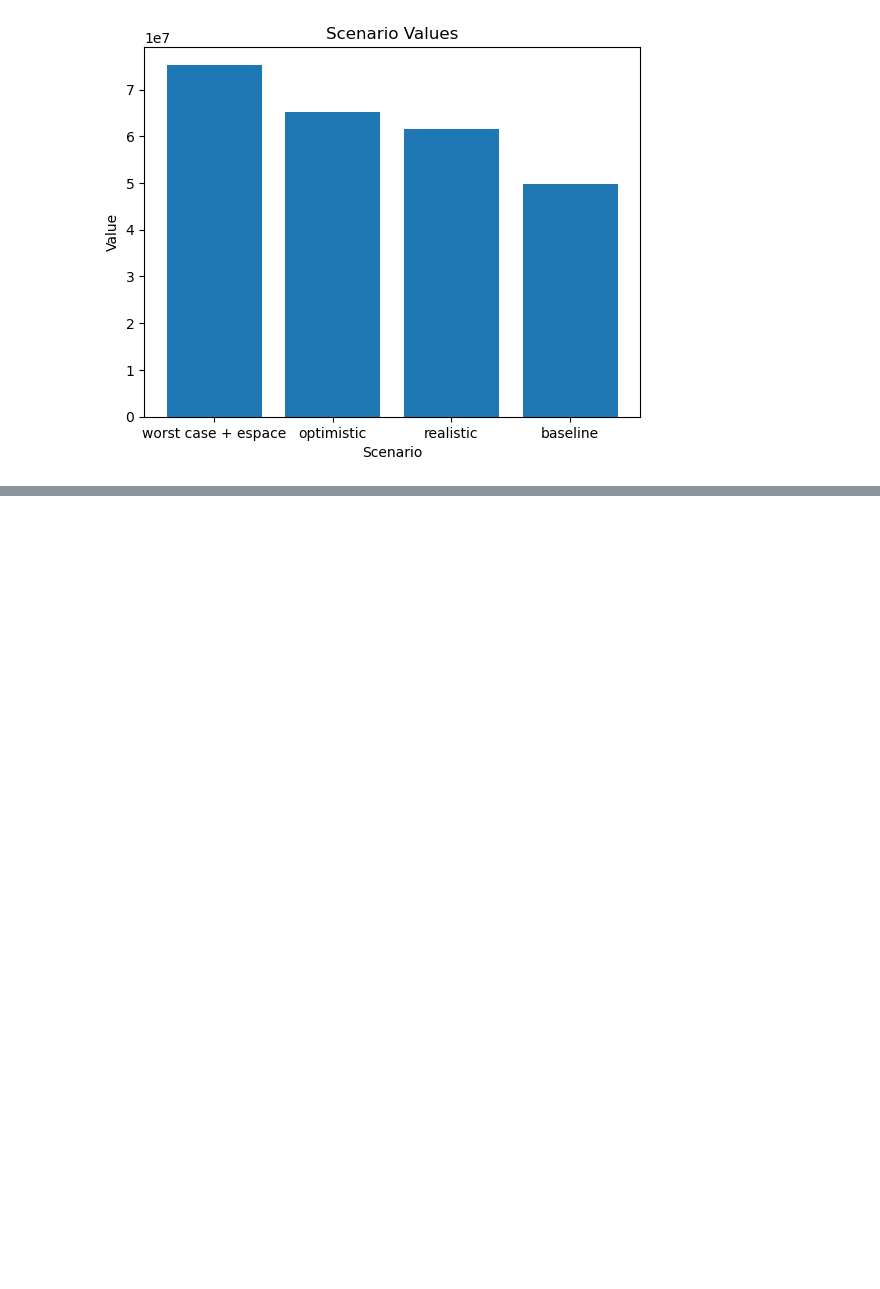
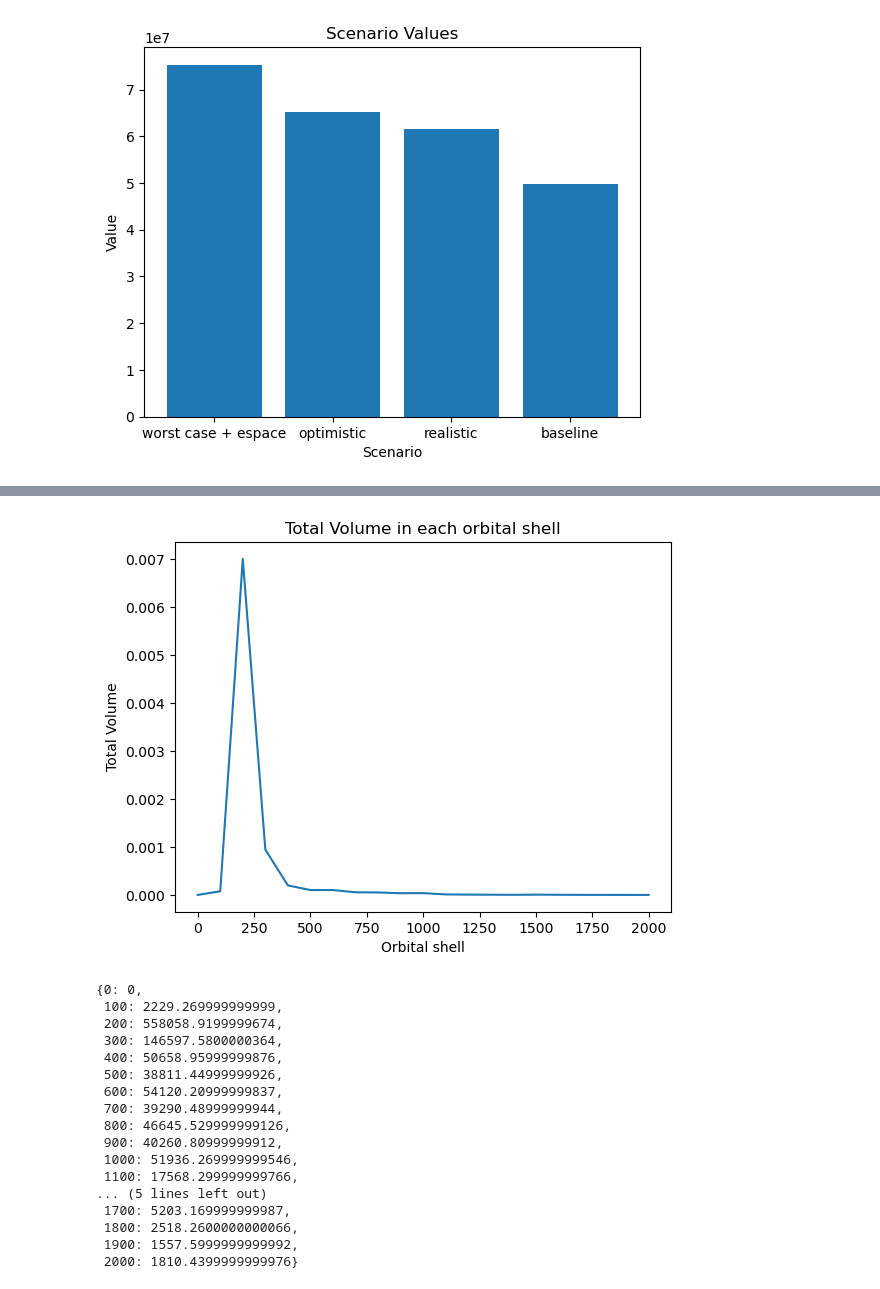
Before and after one commit to ucl-sgnl/FSPSimulator, a Jupyter notebook: src/utils/Visualisation.ipynb, the cells around one changed output, grey strips where cells are left out. Cells and saved outputs as stored; diff of their text form; code cells hidden in the pictures; blank space fills up the shorter version.

```diff
--- a/src/utils/Visualisation.ipynb
+++ b/src/utils/Visualisation.ipynb
@@ -156,0 +230,37 @@ plt.show()
+# %%
+volumes = {}
+for shell in orbital_shells_volume:
+    r1 = shell
+    r2 = shell + 100
+    volume = (4/3) * math.pi * (r2**3 - r1**3)
+    density = orbital_shells_volume[shell] / volume
+    volumes[shell] = density
+
+x = list(volumes.keys())
+y = list(volumes.values())
+
+plt.plot(x, y)
+plt.xlabel('Orbital shell')
+plt.ylabel('Total Volume')
+plt.title('Total Volume in each orbital shell')
+plt.show()
+orbital_shells_volume
+# %% [output]
+[figure, added]
+{0: 0,
+ 100: 2229.269999999999,
+ 200: 558058.9199999674,
+ 300: 146597.5800000364,
+ 400: 50658.95999999876,
+ 500: 38811.44999999926,
+ 600: 54120.20999999837,
+ 700: 39290.48999999944,
+ 800: 46645.529999999126,
+ 900: 40260.80999999912,
+ 1000: 51936.269999999546,
+ 1100: 17568.299999999766,
+... (5 lines left out)
+ 1700: 5203.169999999987,
+ 1800: 2518.2600000000066,
+ 1900: 1557.5999999999992,
+ 2000: 1810.4399999999976}
```
Also changed, not shown: parts of 11 cells of this notebook.
